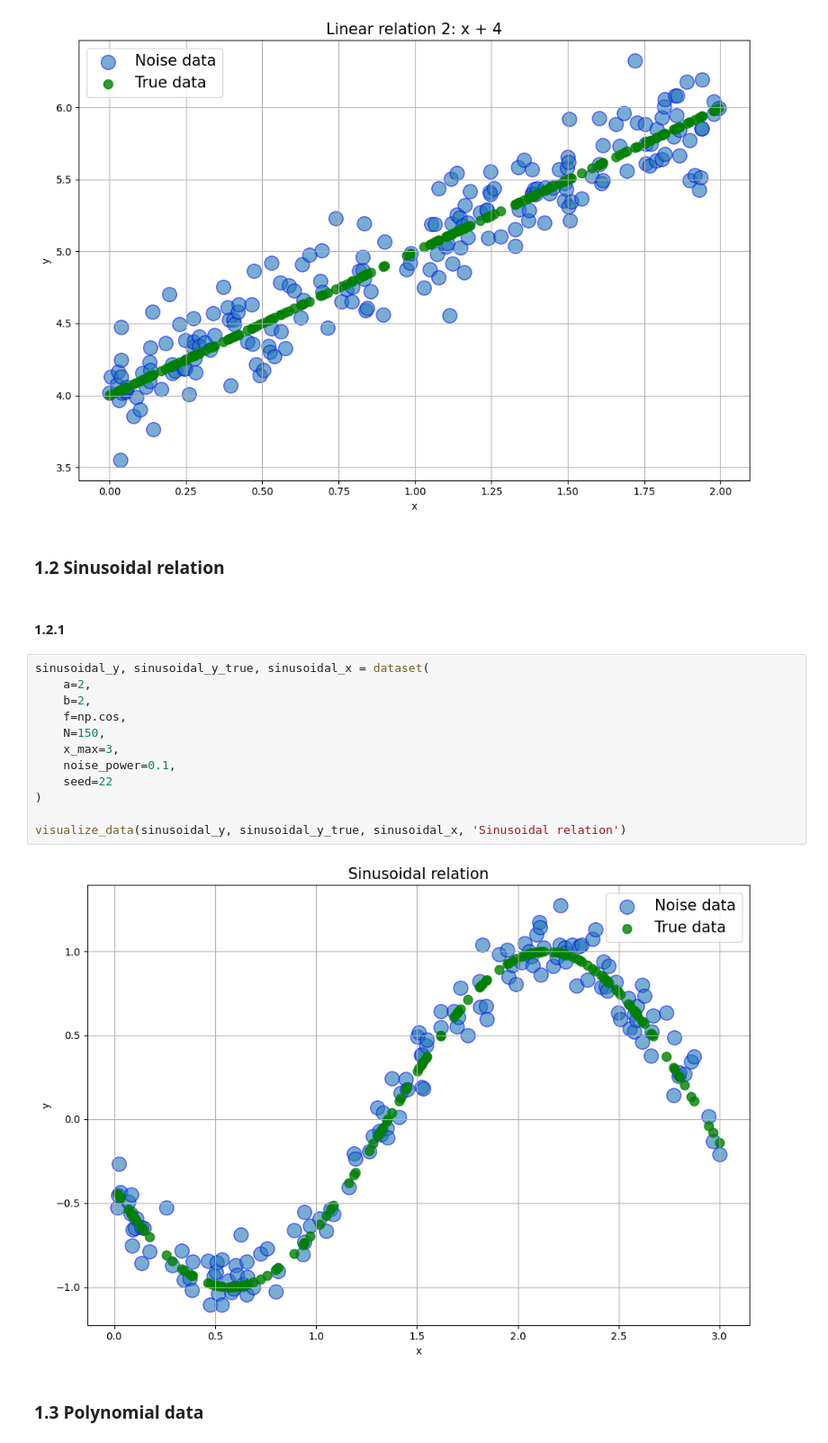
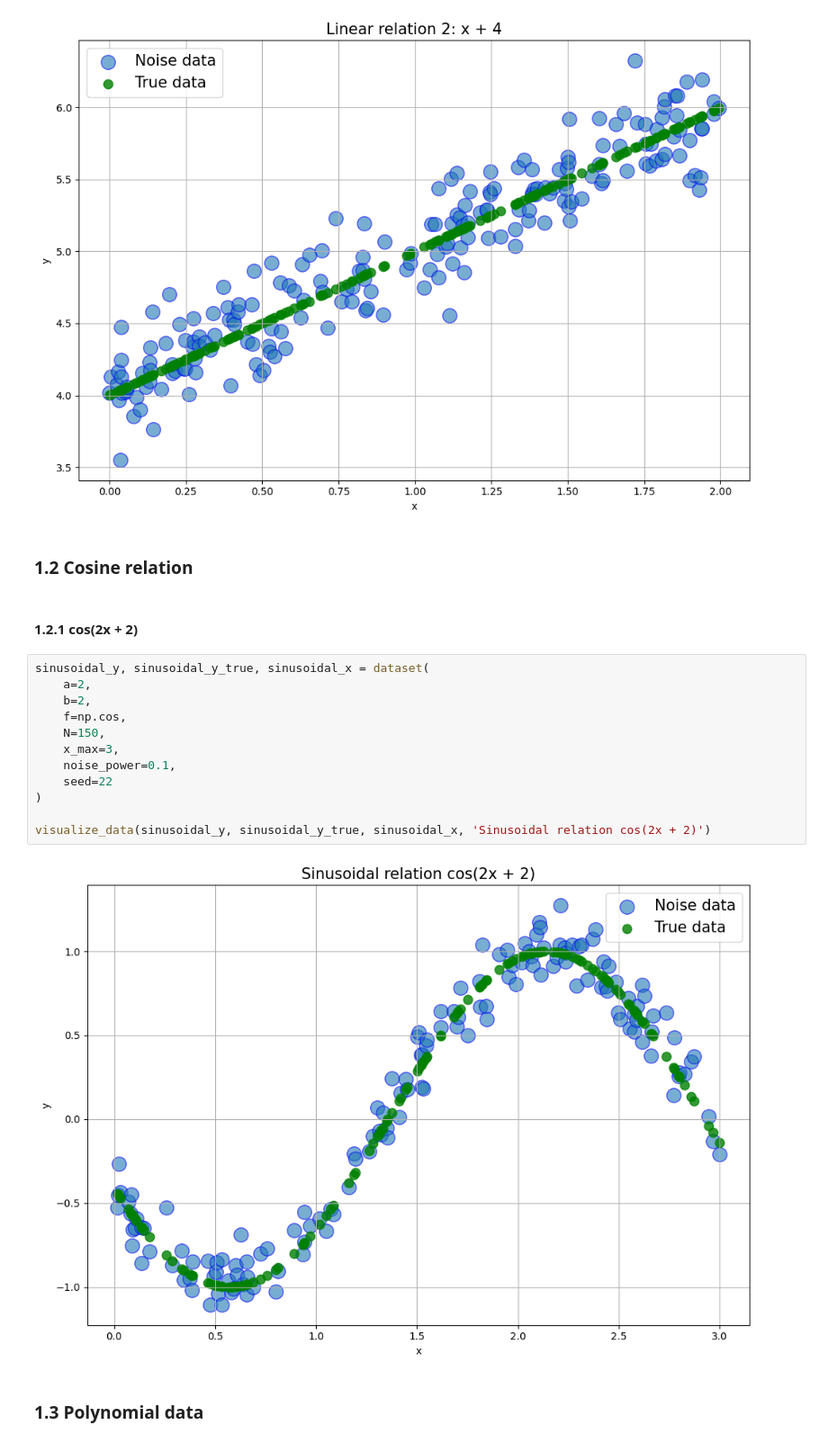
Before and after one commit to modernpacifist/engineering-of-machine-learning-urfu, a Jupyter notebook: math-basics-of-machine-learning/Notebooks/HW2_MBML.ipynb, the cells around one changed output. Shown at 90% size. Saved outputs shown, nothing was run; the diff lists cells and outputs as text.

```diff
--- a/math-basics-of-machine-learning/Notebooks/HW2_MBML.ipynb
+++ b/math-basics-of-machine-learning/Notebooks/HW2_MBML.ipynb
@@ -85,23 +85,23 @@ visualize_data(linear_2_y, linear_2_y_true, linear_2_x, 'Linear relation 2: x +
 # %% [output]
 [figure]
 # %% [markdown]
-### 1.2 Sinusoidal relation
+### 1.2 Cosine relation
 # %% [markdown]
-#### 1.2.1
+#### 1.2.1 cos(2x + 2)
 # %%
 sinusoidal_y, sinusoidal_y_true, sinusoidal_x = dataset(
     a=2,
     b=2,
     f=np.cos,
     N=150,
     x_max=3,
     noise_power=0.1,
     seed=22
 )
 
-visualize_data(sinusoidal_y, sinusoidal_y_true, sinusoidal_x, 'Sinusoidal relation')
+visualize_data(sinusoidal_y, sinusoidal_y_true, sinusoidal_x, 'Sinusoidal relation cos(2x + 2)')
 # %% [output]
-[figure, old version]
+[figure, new version]
 # %% [markdown]
 ### 1.3 Polynomial data
 # %% [markdown]
```
Also changed, not shown: parts of 35 cells of this notebook.
